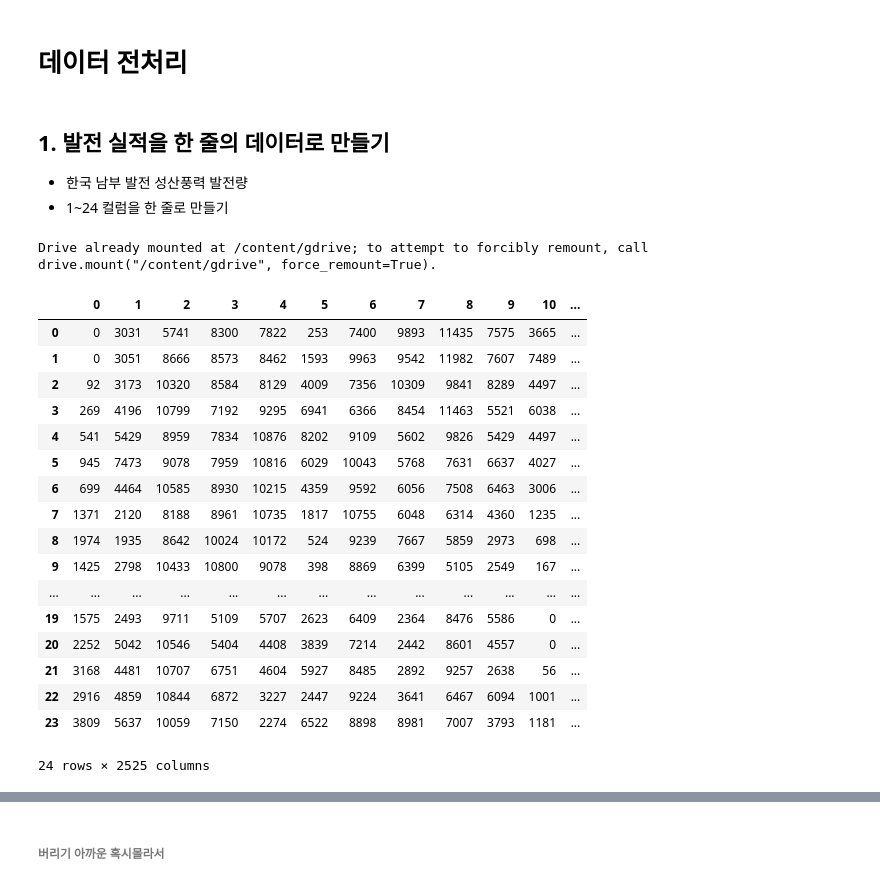
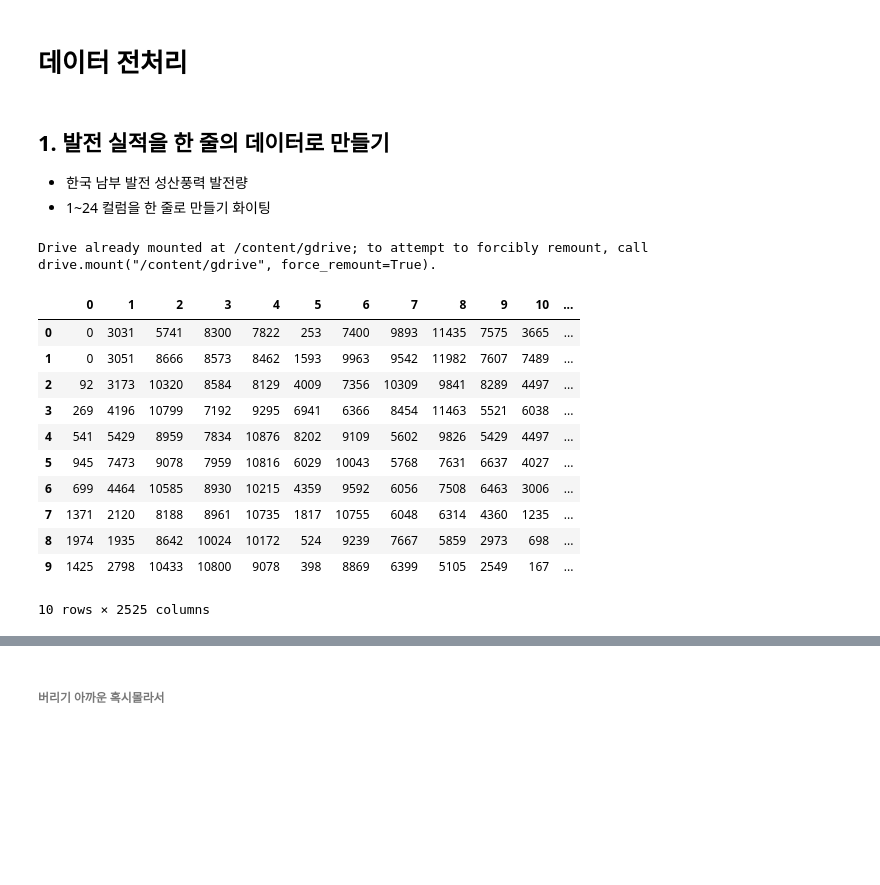
Before and after one commit to rohhj622/windPowerPrediction, a Jupyter notebook: firstDataPreprocessing.ipynb, the cells around one changed output, grey strips where cells are left out. Saved outputs shown, nothing was run; the diff lists cells and outputs as text; code cells hidden in the pictures; blank space fills up the shorter version.

```diff
--- a/firstDataPreprocessing.ipynb
+++ b/firstDataPreprocessing.ipynb
@@ -9,6 +11,7 @@ import numpy as np
 
 *   한국 남부 발전 성산풍력 발전량
 *   1~24 컬럼을 한 줄로 만들기
+화이팅
 # %%
 from google.colab import drive
 drive.mount('/content/gdrive')
@@ -16,26 +19,20 @@ drive.mount('/content/gdrive')
 Drive already mounted at /content/gdrive; to attempt to forcibly remount, call drive.mount("/content/gdrive", force_remount=True).
 # %%
 time_power=pd.read_csv(r'/content/gdrive/My Drive/Colab Notebooks/original/time_power.CSV',header=None) # 컬럼명 숫자로 들어가게
-time_power.head(24)
+time_power.head(10)
 # %% [output]
 |  | 0 | 1 | 2 | 3 | 4 | 5 | 6 | 7 | 8 | 9 | 10 | ... |
 | 0 | 0 | 3031 | 5741 | 8300 | 7822 | 253 | 7400 | 9893 | 11435 | 7575 | 3665 | ... |
 | 1 | 0 | 3051 | 8666 | 8573 | 8462 | 1593 | 9963 | 9542 | 11982 | 7607 | 7489 | ... |
 | 2 | 92 | 3173 | 10320 | 8584 | 8129 | 4009 | 7356 | 10309 | 9841 | 8289 | 4497 | ... |
 | 3 | 269 | 4196 | 10799 | 7192 | 9295 | 6941 | 6366 | 8454 | 11463 | 5521 | 6038 | ... |
 | 4 | 541 | 5429 | 8959 | 7834 | 10876 | 8202 | 9109 | 5602 | 9826 | 5429 | 4497 | ... |
 | 5 | 945 | 7473 | 9078 | 7959 | 10816 | 6029 | 10043 | 5768 | 7631 | 6637 | 4027 | ... |
 | 6 | 699 | 4464 | 10585 | 8930 | 10215 | 4359 | 9592 | 6056 | 7508 | 6463 | 3006 | ... |
 | 7 | 1371 | 2120 | 8188 | 8961 | 10735 | 1817 | 10755 | 6048 | 6314 | 4360 | 1235 | ... |
 | 8 | 1974 | 1935 | 8642 | 10024 | 10172 | 524 | 9239 | 7667 | 5859 | 2973 | 698 | ... |
 | 9 | 1425 | 2798 | 10433 | 10800 | 9078 | 398 | 8869 | 6399 | 5105 | 2549 | 167 | ... |
-| ... | ... | ... | ... | ... | ... | ... | ... | ... | ... | ... | ... | ... |
-| 19 | 1575 | 2493 | 9711 | 5109 | 5707 | 2623 | 6409 | 2364 | 8476 | 5586 | 0 | ... |
-| 20 | 2252 | 5042 | 10546 | 5404 | 4408 | 3839 | 7214 | 2442 | 8601 | 4557 | 0 | ... |
-| 21 | 3168 | 4481 | 10707 | 6751 | 4604 | 5927 | 8485 | 2892 | 9257 | 2638 | 56 | ... |
-| 22 | 2916 | 4859 | 10844 | 6872 | 3227 | 2447 | 9224 | 3641 | 6467 | 6094 | 1001 | ... |
-| 23 | 3809 | 5637 | 10059 | 7150 | 2274 | 6522 | 8898 | 8981 | 7007 | 3793 | 1181 | ... |
-24 rows × 2525 columns
+10 rows × 2525 columns
 # %%
 final_time_power = pd.DataFrame(columns=['windForce'])
 # %%
```
Also changed, not shown: parts of 97 cells of this notebook.
